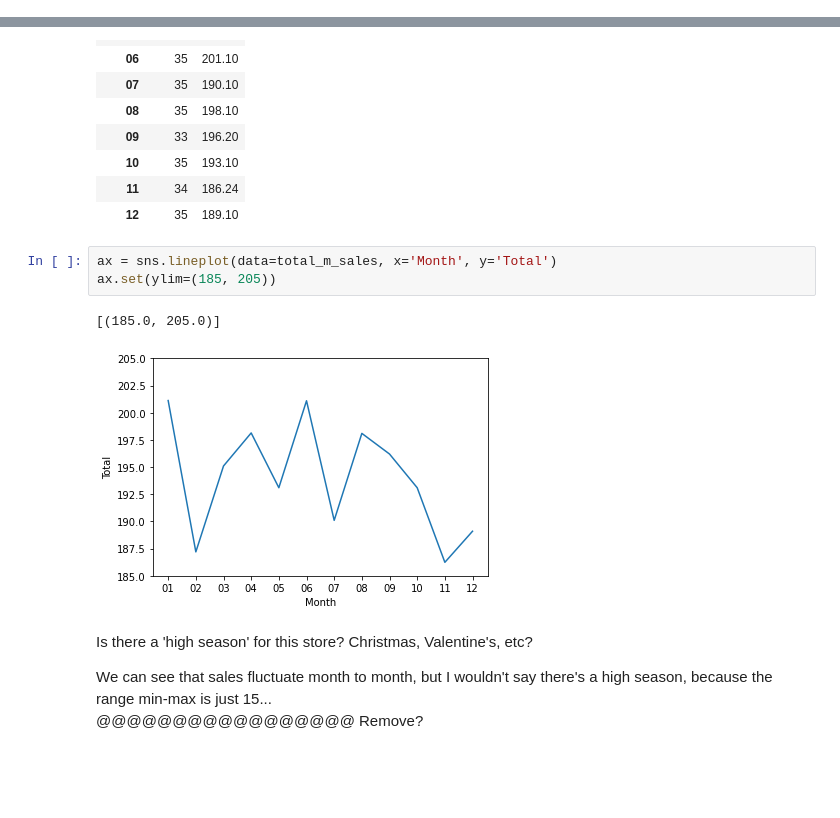
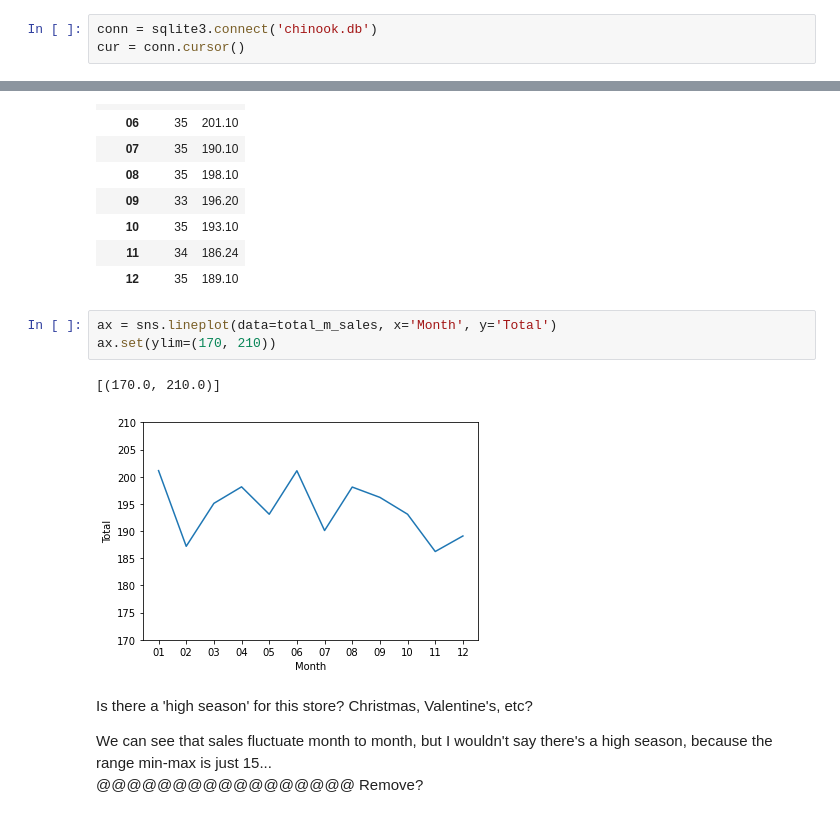
Before and after one commit to alinasansevich/chinook_SQLite_db_analysis, a Jupyter notebook: Chinook_SQLite_database_analysis.ipynb, the cells around one changed output, grey strips where cells are left out. Drawn from its saved outputs; the diff is of its cells as text; blank space fills up the shorter version.

Commit message:
Modified plots and README.

```diff
--- a/Chinook_SQLite_database_analysis.ipynb
+++ b/Chinook_SQLite_database_analysis.ipynb
@@ -41,3 +39,6 @@ cur = conn.cursor()
+# %%
+conn = sqlite3.connect('chinook.db')
+cur = conn.cursor()
 # %% [markdown]
  from invoice table, can I get employee who closed the sale?
     invoice table > dates: how many years of sales do I have in this db?
@@ -146,10 +147,10 @@ total_m_sales
 | 12 | 35 | 189.10 |
 # %%
 ax = sns.lineplot(data=total_m_sales, x='Month', y='Total')
-ax.set(ylim=(185, 205))
+ax.set(ylim=(170, 210))
 # %% [output]
-[(185.0, 205.0)]
+[(170.0, 210.0)]
-[figure, old version]
+[figure, new version]
 # %% [markdown]
 Is there a 'high season' for this store? Christmas, Valentine's, etc?
 
```
Also changed, not shown: parts of 4 cells of this notebook.
